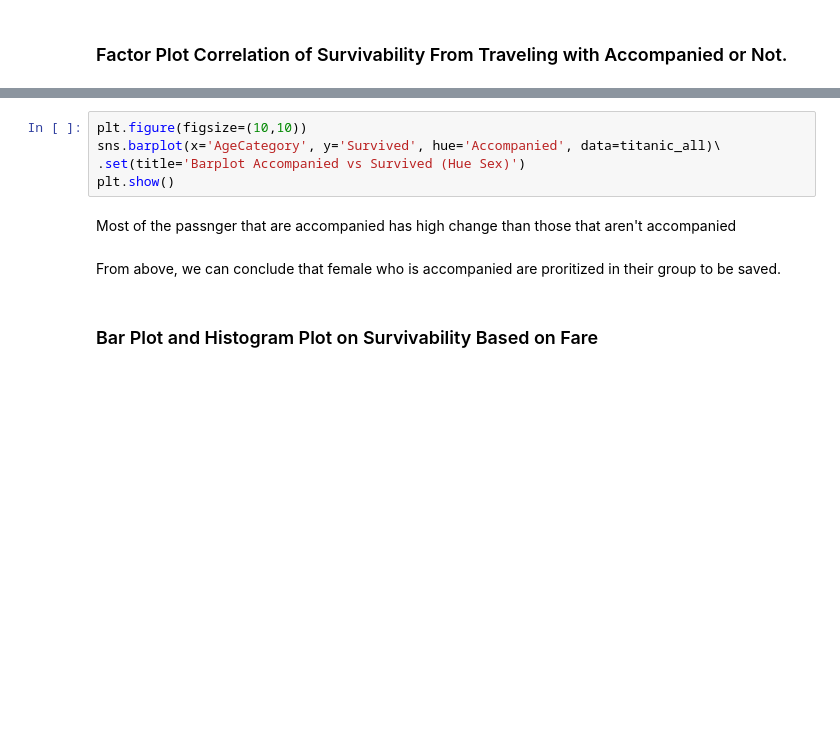
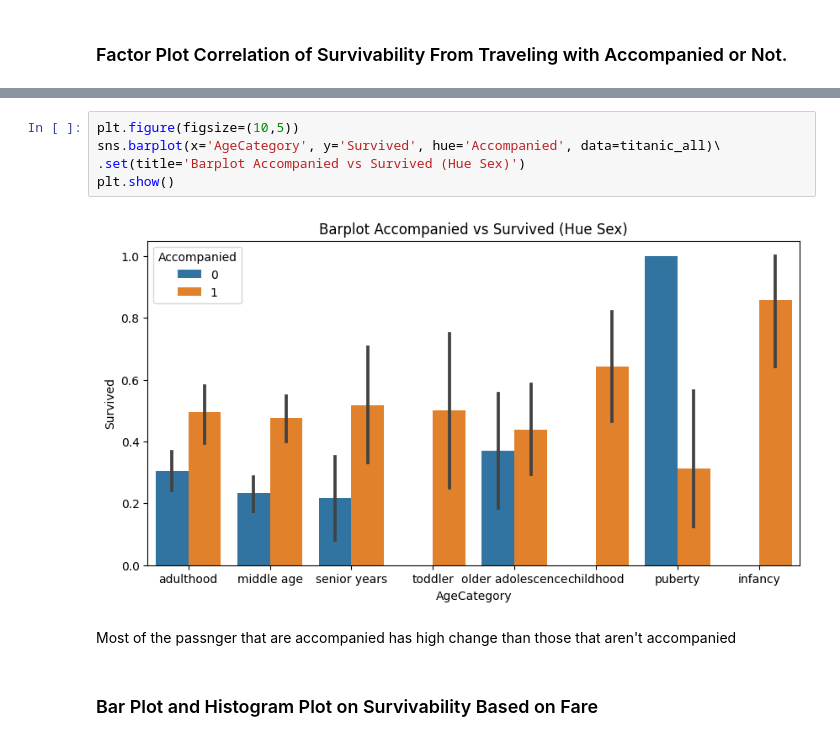
Before and after one commit to marcellinus-witarsah/titanic-survival-modelll, a Jupyter notebook: titanic-survival-model-notebook.ipynb, the cells around one changed output, grey strips where cells are left out. Drawn from its saved outputs; the diff is of its cells as text; blank space fills up the shorter version.

```diff
--- a/titanic-survival-model-notebook.ipynb
+++ b/titanic-survival-model-notebook.ipynb
@@ -730,12 +775,12 @@ plt.show()
 # %%
-plt.figure(figsize=(10,10))
+plt.figure(figsize=(10,5))
 sns.barplot(x='AgeCategory', y='Survived', hue='Accompanied', data=titanic_all)\
 .set(title='Barplot Accompanied vs Survived (Hue Sex)')
 plt.show()
+# %% [output]
+[figure, added]
 # %% [markdown]
 Most of the passnger that are accompanied has high change than those that aren't accompanied
-# %% [markdown]
-From above, we can conclude that female who is accompanied are proritized in their group to be saved.
 # %% [markdown]
 ### Bar Plot and Histogram Plot on Survivability Based on Fare
 # %%
```
Also changed, not shown: parts of 27 cells of this notebook.
